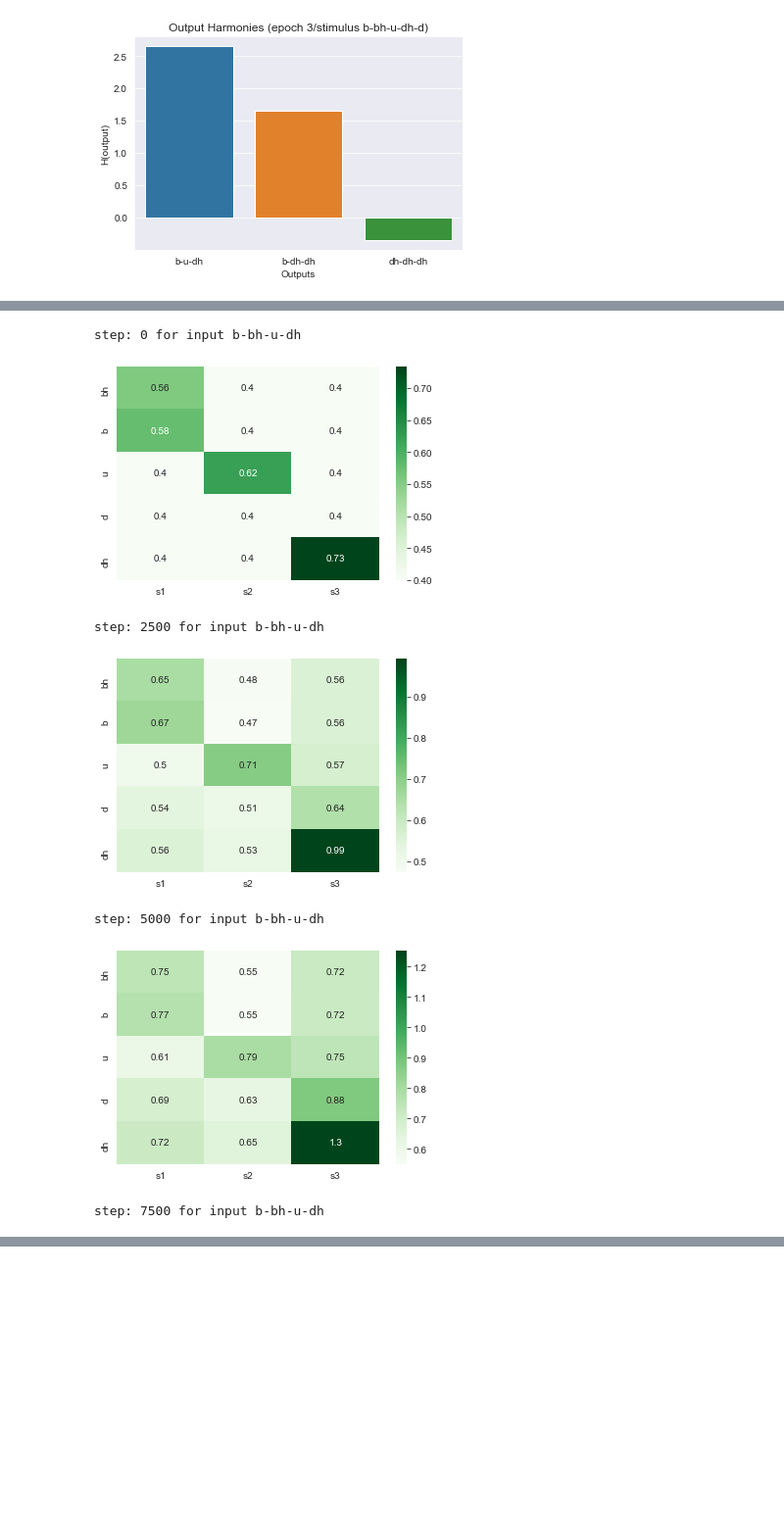
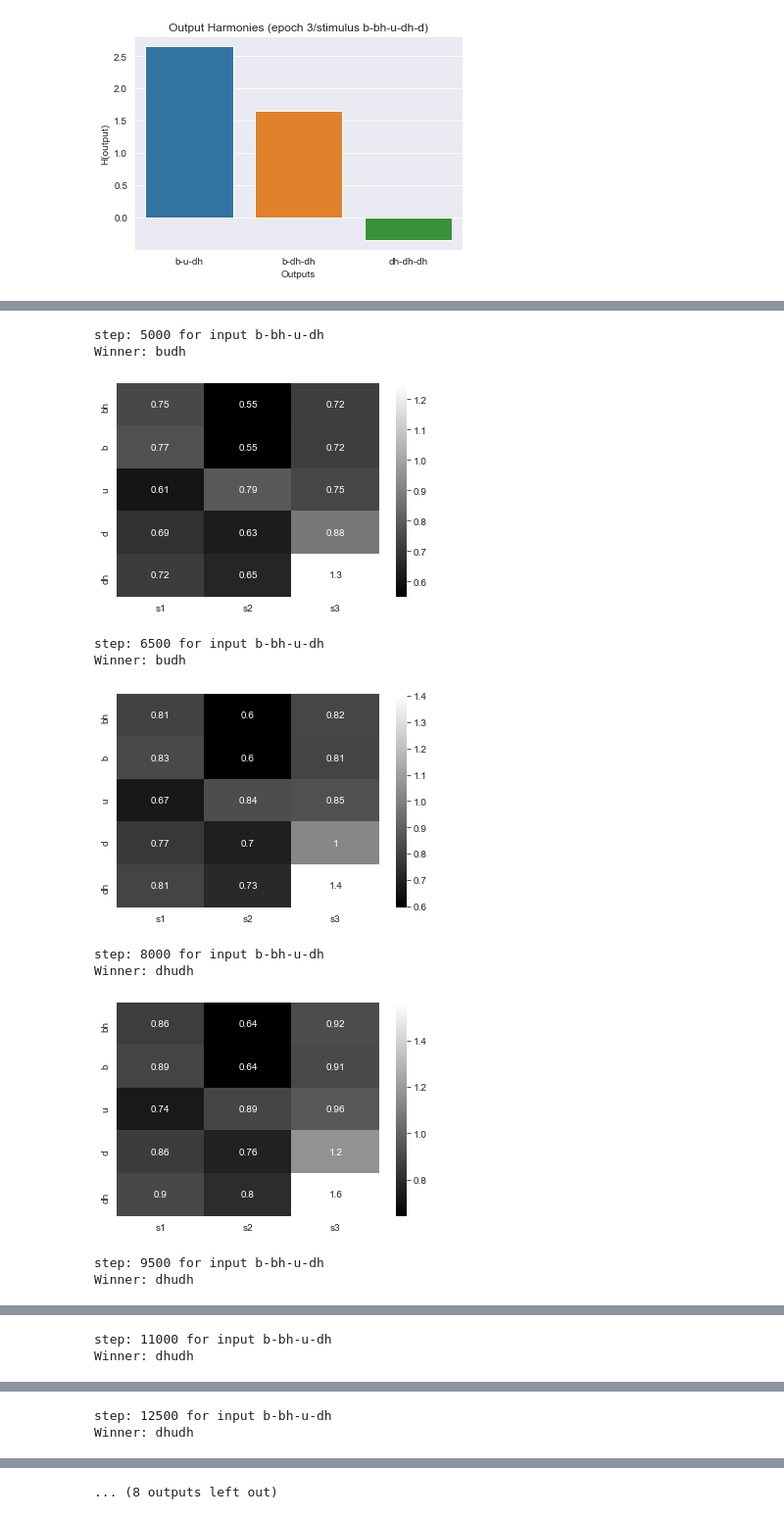
Before and after one commit to amasotti/grascom, a Jupyter notebook: example.ipynb, the cells around one changed output, grey strips where cells are left out. Shown at 98% size. Saved outputs shown, nothing was run; the diff lists cells and outputs as text; code cells hidden in the pictures; blank space fills up the shorter version.

Commit message:
improved plotting

```diff
--- a/example.ipynb
+++ b/example.ipynb
@@ -472,0 +453,8 @@ data['TP_trace']
+# %%
+mat = c[0, 3, i, :, :]
+print(mat)
+winner = ""
+for i in range(mat.shape[1]):
+    m = torch.argmax(mat[:,i])
+    winner += fillers[m]
+print(winner)
@@ -473,15 +468,24 @@ data['TP_trace']
 # %%
-for i in range(0, 10000,2500):
+for i in range(5000, 20000,1500):
     mat = c[0, 3, i, :, :]
     df = pd.DataFrame(mat.numpy(), index=fillers, columns=roles)
     print(f"step: {i} for input {p.inputNames[0]} ")
-    sns.heatmap(df, annot=True, cmap="Greens")
+    winner = ""
+    for i in range(mat.shape[1]):
+        m = torch.argmax(mat[:,i])
+        winner += fillers[m]
+    print(f"Winner: {winner}")
+    sns.heatmap(df, annot=True, cmap="gray")
     plt.show()
 # %% [output]
-step: 0 for input b-bh-u-dh
+step: 5000 for input b-bh-u-dh
+Winner: budh
-[figure, old version]
+[figure, new version]
-step: 2500 for input b-bh-u-dh
+step: 6500 for input b-bh-u-dh
+Winner: budh
-[figure, old version]
+[figure, new version]
-step: 5000 for input b-bh-u-dh
+step: 8000 for input b-bh-u-dh
+Winner: dhudh
-[figure, old version]
+[figure, new version]
-step: 7500 for input b-bh-u-dh
+step: 9500 for input b-bh-u-dh
+Winner: dhudh
@@ -488,0 +493,2 @@ step: 7500 for input b-bh-u-dh
+step: 11000 for input b-bh-u-dh
+Winner: dhudh
@@ -488,0 +496,2 @@ step: 7500 for input b-bh-u-dh
+step: 12500 for input b-bh-u-dh
+Winner: dhudh
@@ -488,0 +499 @@ step: 7500 for input b-bh-u-dh
+... (8 outputs left out)
```
Also changed, not shown: parts of 3 cells of this notebook, 3 other files.
